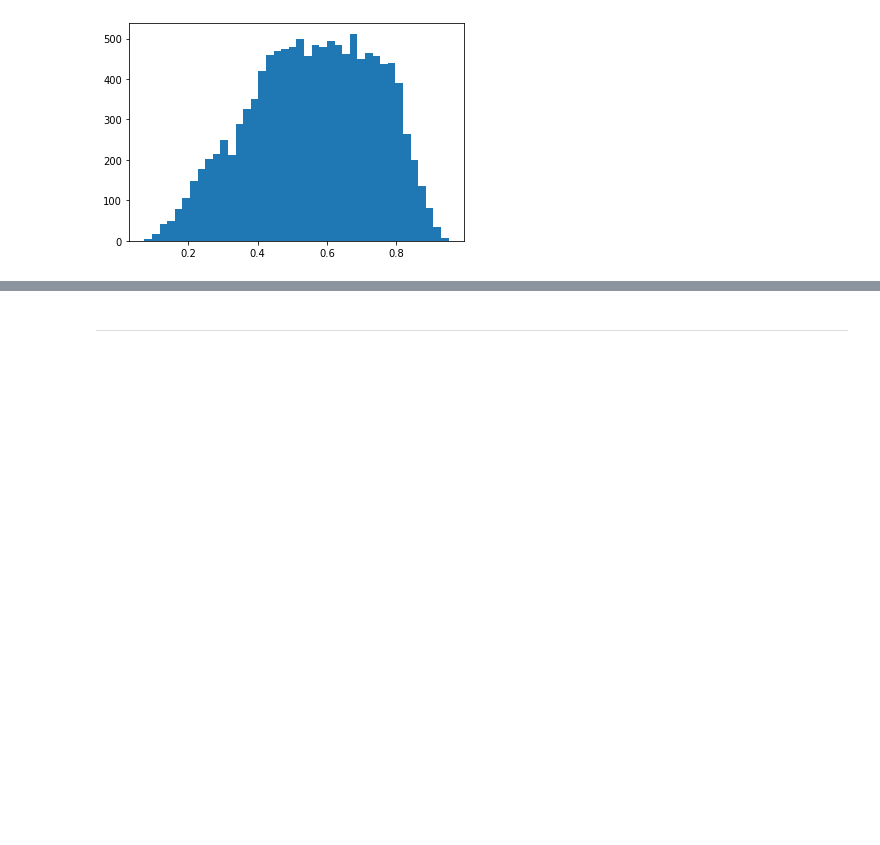
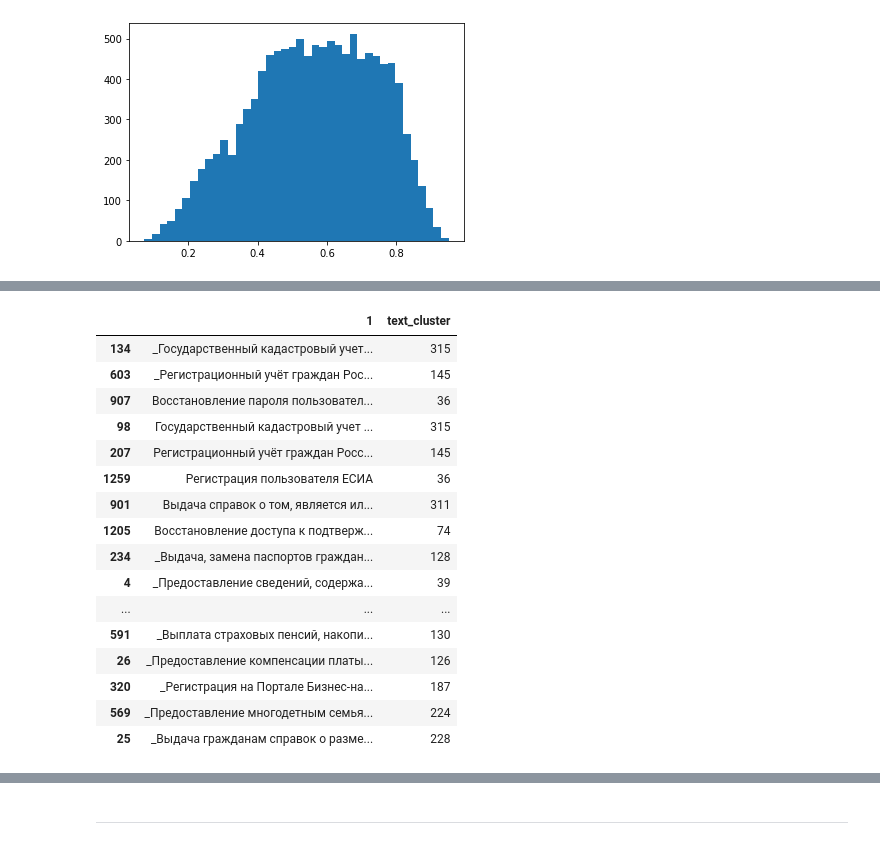
Before and after one commit to Gaussiandra/MFC_solution, a Jupyter notebook: solution.ipynb, the cells around one changed output, grey strips where cells are left out. Drawn from its saved outputs; the diff is of its cells as text; code cells hidden in the pictures; blank space fills up the shorter version.

```diff
--- a/solution.ipynb
+++ b/solution.ipynb
@@ -1371,6 +1363,9 @@ for proba in tqdm(pred_probas):
     if (model_l2.classes_[argsorted_proba[chosen_index]] == 524 and
         sorted_proba[chosen_index] <= 0.85):
         chosen_index -= 1
+    if (model_l2.classes_[argsorted_proba[chosen_index]] == 815 and
+        sorted_proba[chosen_index] <= 0.9):
+        chosen_index -= 1
     if (model_l2.classes_[argsorted_proba[chosen_index]] == 805 and
         sorted_proba[chosen_index] <= 0.88):
         chosen_index -= 1
@@ -1434,0 +1453,20 @@ plt.hist(distr_1259, bins=40)
+# %%
+id_to_desc.reindex(pd.Series(preds).value_counts()[:25].index.astype(int))
+# %% [output]
+|  | 1 | text_cluster |
+| 134 | _Государственный кадастровый учет... | 315 |
+| 603 | _Регистрационный учёт граждан Рос... | 145 |
+| 907 | Восстановление пароля пользовател... | 36 |
+| 98 | Государственный кадастровый учет ... | 315 |
+| 207 | Регистрационный учёт граждан Росс... | 145 |
+| 1259 | Регистрация пользователя ЕСИА | 36 |
+| 901 | Выдача справок о том, является ил... | 311 |
+| 1205 | Восстановление доступа к подтверж... | 74 |
+| 234 | _Выдача, замена паспортов граждан... | 128 |
+| 4 | _Предоставление сведений, содержа... | 39 |
+| ... | ... | ... |
+| 591 | _Выплата страховых пенсий, накопи... | 130 |
+| 26 | _Предоставление компенсации платы... | 126 |
+| 320 | _Регистрация на Портале Бизнес-на... | 187 |
+| 569 | _Предоставление многодетным семья... | 224 |
+| 25 | _Выдача гражданам справок о разме... | 228 |
```
Also changed, not shown: parts of 25 cells of this notebook.
